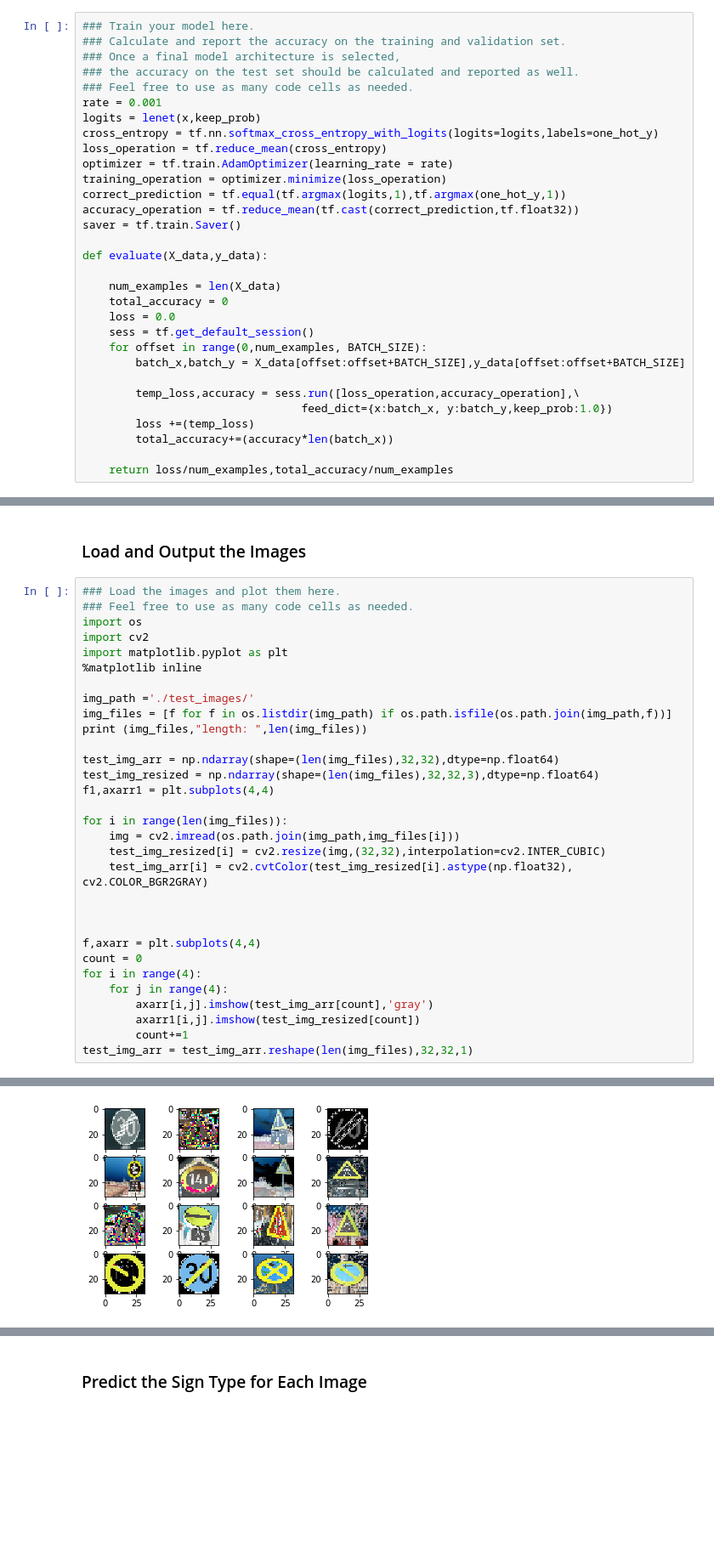
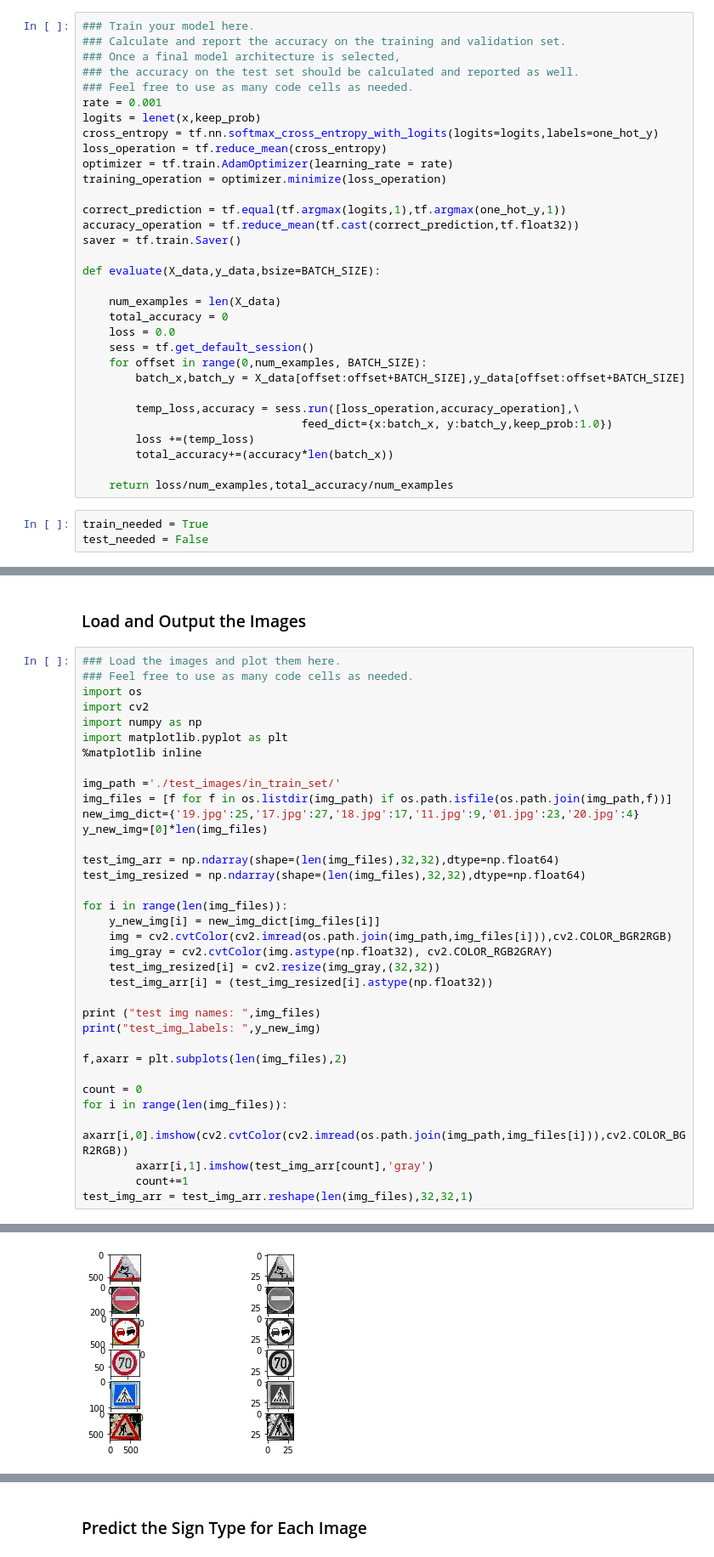
Before and after one commit to aloksh85/CarND-Traffic-Sign-Classifier-Project, a Jupyter notebook: Traffic_Sign_Classifier.ipynb, the cells around one changed output, grey strips where cells are left out. Shown at 85% size. Saved outputs shown, nothing was run; the diff lists cells and outputs as text; blank space fills up the shorter version.

Commit message:
new img data

```diff
--- a/Traffic_Sign_Classifier.ipynb
+++ b/Traffic_Sign_Classifier.ipynb
@@ -285,11 +287,12 @@ cross_entropy = tf.nn.softmax_cross_entropy_with_logits(logits=logits,labels=one
 loss_operation = tf.reduce_mean(cross_entropy)
 optimizer = tf.train.AdamOptimizer(learning_rate = rate)
 training_operation = optimizer.minimize(loss_operation)
+
 correct_prediction = tf.equal(tf.argmax(logits,1),tf.argmax(one_hot_y,1))
 accuracy_operation = tf.reduce_mean(tf.cast(correct_prediction,tf.float32))
 saver = tf.train.Saver()
 
-def evaluate(X_data,y_data):
+def evaluate(X_data,y_data,bsize=BATCH_SIZE):
 
     num_examples = len(X_data)
     total_accuracy = 0
@@ -304,4 +307,7 @@ def evaluate(X_data,y_data):
         total_accuracy+=(accuracy*len(batch_x))
 
     return loss/num_examples,total_accuracy/num_examples
+# %%
+train_needed = True
+test_needed = False
 # %%
@@ -379,30 +385,34 @@ You may find `signnames.csv` useful as it contains mappings from the class id (i
 ### Feel free to use as many code cells as needed.
 import os
 import cv2
+import numpy as np
 import matplotlib.pyplot as plt
 %matplotlib inline
 
-img_path ='./test_images/'
+img_path ='./test_images/in_train_set/'
 img_files = [f for f in os.listdir(img_path) if os.path.isfile(os.path.join(img_path,f))]
-print (img_files,"length: ",len(img_files))
+new_img_dict={'19.jpg':25,'17.jpg':27,'18.jpg':17,'11.jpg':9,'01.jpg':23,'20.jpg':4}
+y_new_img=[0]*len(img_files)
 
 test_img_arr = np.ndarray(shape=(len(img_files),32,32),dtype=np.float64)
-test_img_resized = np.ndarray(shape=(len(img_files),32,32,3),dtype=np.float64)
-f1,axarr1 = plt.subplots(4,4)
+test_img_resized = np.ndarray(shape=(len(img_files),32,32),dtype=np.float64)
 
 for i in range(len(img_files)):
-    img = cv2.imread(os.path.join(img_path,img_files[i]))
-    test_img_resized[i] = cv2.resize(img,(32,32),interpolation=cv2.INTER_CUBIC)
-    test_img_arr[i] = cv2.cvtColor(test_img_resized[i].astype(np.float32), cv2.COLOR_BGR2GRAY)
+    y_new_img[i] = new_img_dict[img_files[i]]
+    img = cv2.cvtColor(cv2.imread(os.path.join(img_path,img_files[i])),cv2.COLOR_BGR2RGB)
+    img_gray = cv2.cvtColor(img.astype(np.float32), cv2.COLOR_RGB2GRAY)
+    test_img_resized[i] = cv2.resize(img_gray,(32,32))
+    test_img_arr[i] = (test_img_resized[i].astype(np.float32))
 
+print ("test img names: ",img_files)
+print("test_img_labels: ",y_new_img)
 
+f,axarr = plt.subplots(len(img_files),2)
 
-f,axarr = plt.subplots(4,4)
 count = 0
-for i in range(4):
-    for j in range(4):
-        axarr[i,j].imshow(test_img_arr[count],'gray')
-        axarr1[i,j].imshow(test_img_resized[count])
+for i in range(len(img_files)):
+        axarr[i,0].imshow(cv2.cvtColor(cv2.imread(os.path.join(img_path,img_files[i])),cv2.COLOR_BGR2RGB))
+        axarr[i,1].imshow(test_img_arr[count],'gray')
         count+=1
 test_img_arr = test_img_arr.reshape(len(img_files),32,32,1)
 # %% [output]
@@ -410 +421 @@ test_img_arr = test_img_arr.reshape(len(img_files),32,32,1)
-[figure, old version]
+[figure, new version]
```
Also changed, not shown: parts of 8 cells of this notebook, 32 other files.
